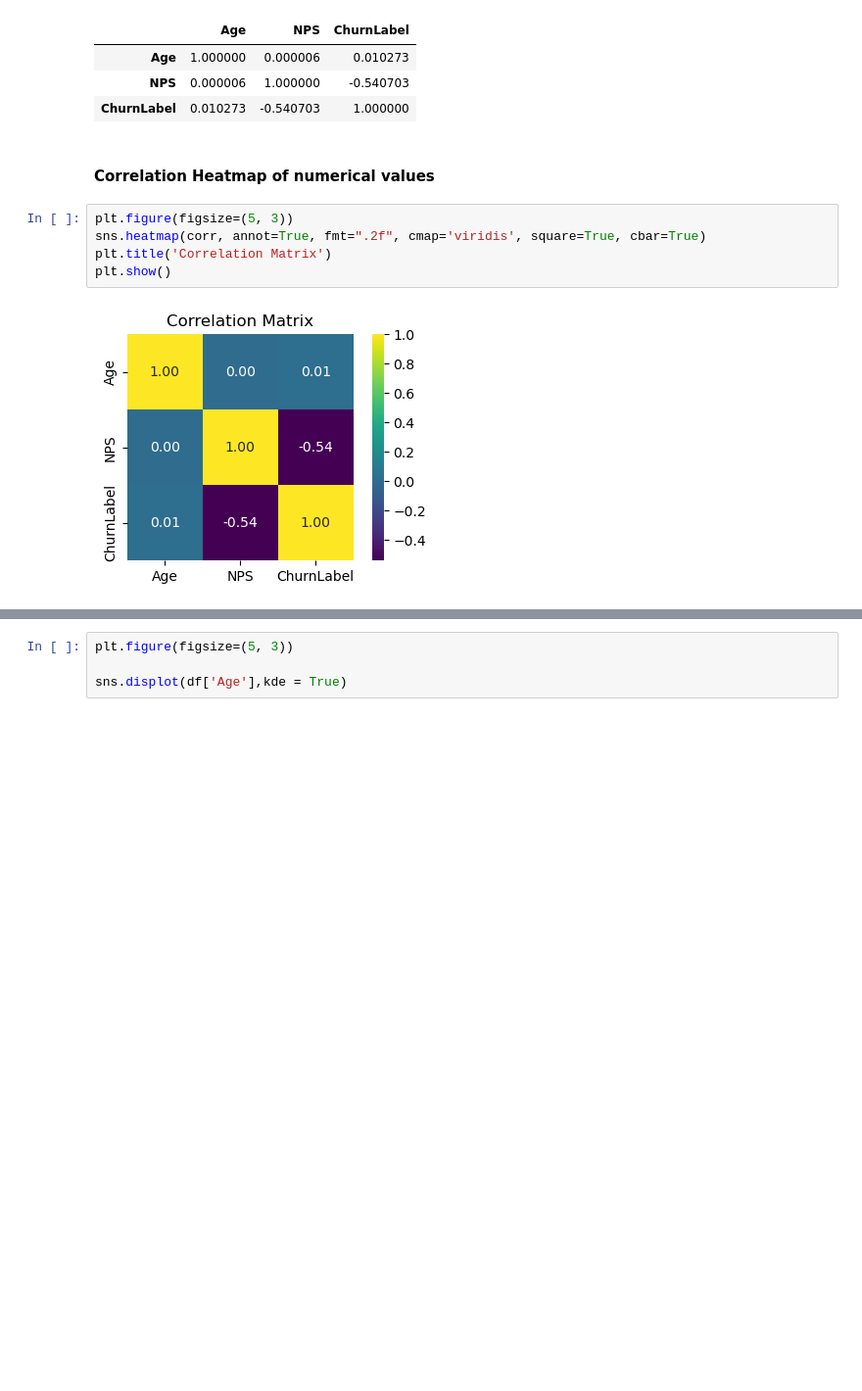
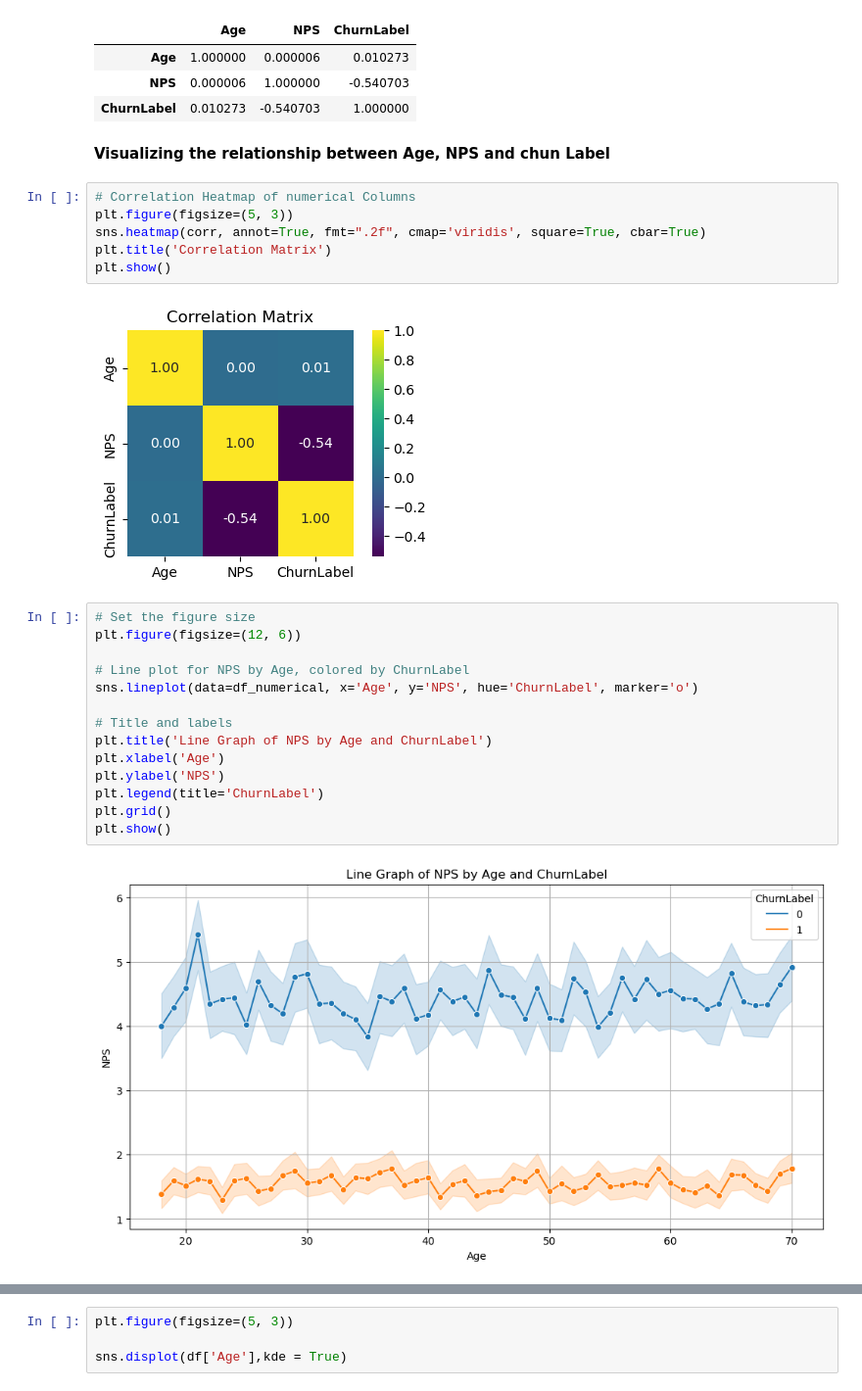
Before and after one commit to joachinhimself/Customer-Churn-Analysis, a Jupyter notebook: Notebook/Customer Churn.ipynb, the cells around one changed output, grey strips where cells are left out. Shown at 98% size. Cells and saved outputs as stored; diff of their text form; blank space fills up the shorter version.

```diff
--- a/Notebook/Customer Churn.ipynb
+++ b/Notebook/Customer Churn.ipynb
@@ -134,12 +235,29 @@ corr
 | Age | 1.000000 | 0.000006 | 0.010273 |
 | NPS | 0.000006 | 1.000000 | -0.540703 |
 | ChurnLabel | 0.010273 | -0.540703 | 1.000000 |
-# %% [markdown]
-#### Correlation Heatmap of numerical values ####
+# %% [markdown]
+**Visualizing the relationship between Age, NPS and chun Label**
 # %%
+# Correlation Heatmap of numerical Columns
 plt.figure(figsize=(5, 3))
 sns.heatmap(corr, annot=True, fmt=".2f", cmap='viridis', square=True, cbar=True)
 plt.title('Correlation Matrix')
 plt.show()
 # %% [output]
 [figure]
+# %%
+# Set the figure size
+plt.figure(figsize=(12, 6))
+
+# Line plot for NPS by Age, colored by ChurnLabel
+sns.lineplot(data=df_numerical, x='Age', y='NPS', hue='ChurnLabel', marker='o')
+
+# Title and labels
+plt.title('Line Graph of NPS by Age and ChurnLabel')
+plt.xlabel('Age')
+plt.ylabel('NPS')
+plt.legend(title='ChurnLabel')
+plt.grid()
+plt.show()
+# %% [output]
+[figure, added]
```
Also changed, not shown: parts of 223 cells of this notebook, 1 other file.
